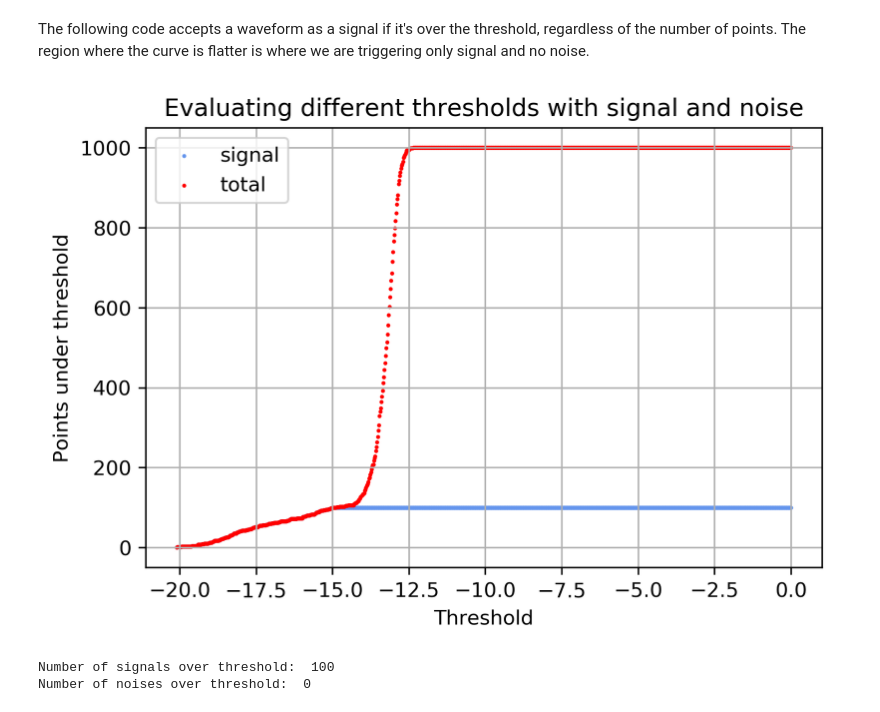
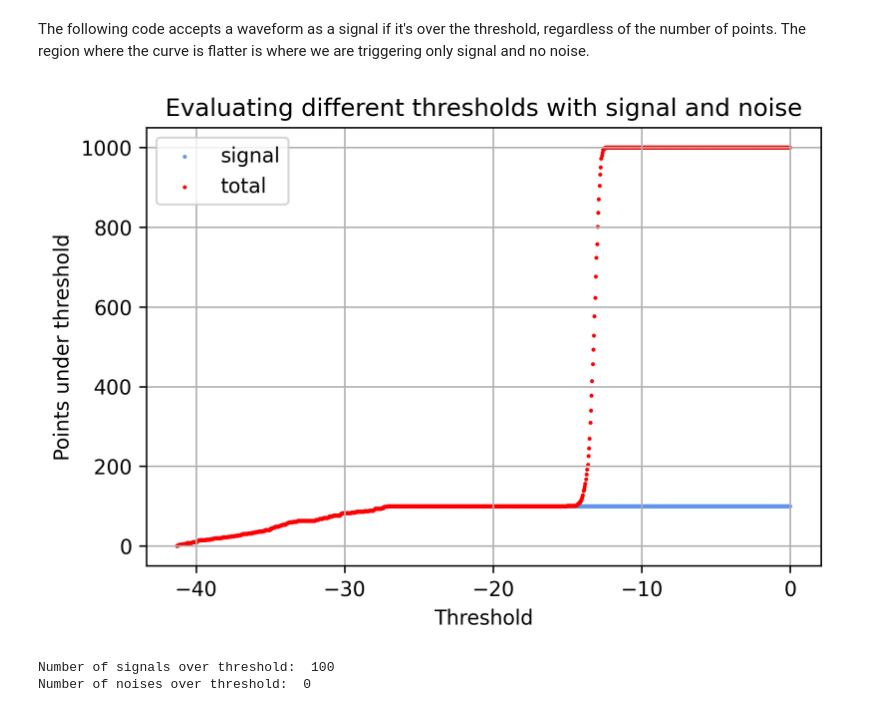
Before and after one commit to biqute/QTLab2122, a Jupyter notebook: SingleIRsource/simulated/threshold_au.ipynb, the cells around one changed output. Cells and saved outputs as stored; diff of their text form; code cells hidden in the pictures.

```diff
--- a/SingleIRsource/simulated/threshold_au.ipynb
+++ b/SingleIRsource/simulated/threshold_au.ipynb
@@ -67,7 +67,7 @@ min = 0
 
 # Generating random signals with amplitude in range 20 - 50 and only noise.
 for i in range(0, n_signals):
-    signals.append(gen_signal(baseline=-10, amplitude=random.randint(20,50), noise_lev=1, plot=False, pulse_start=np.random.uniform(199.5,200.5)))
+    signals.append(gen_signal(baseline=-10, amplitude=random.randint(100,200), noise_lev=1, plot=False, pulse_start=np.random.uniform(199.5,200.5)))
     min = signals[i].min() if signals[i].min() < min else min
 for i in range(0, n_noises):
     noises.append(gen_signal(baseline=-10, amplitude=0, noise_lev=1, plot=False, pulse_start=np.random.uniform(199.5,200.5)))
@@ -80,34 +80,34 @@ n_counts = np.zeros(len(threshold))
 plt.figure(dpi = 300)
 
 #check if the signal/noise is under the threshold
 for i in range(0, n_signals):
     j=0
     for thr in threshold:
         if signals[i].min() < thr:
             s_counts[j] += 1
         j+=1
 
 for i in range(0, n_noises):
     j=0
     for thr in threshold:
         if noises[i].min() < thr:
             n_counts[j] += 1
         j+=1
 
 tot_counts = s_counts + n_counts
 
 plt.scatter(threshold, s_counts,   s=1, label = 'signal', c='cornflowerblue') # Nice color
 #plt.scatter(threshold, n_counts,   s=1, label = 'noise',  c='forestgreen') # Nice color
 plt.scatter(threshold, tot_counts, s=1, label = 'total',  c='red') # Nice color
 
 plt.title('Evaluating different thresholds with signal and noise')
 plt.xlabel('Threshold')
 plt.ylabel('Points under threshold')
 plt.legend()
 plt.grid()
 plt.show()
 # %% [output]
-[figure, old version]
+[figure, new version]
 # %%
 s_counts = 0
 n_counts = 0
```
Also changed, not shown: 35 other files.
